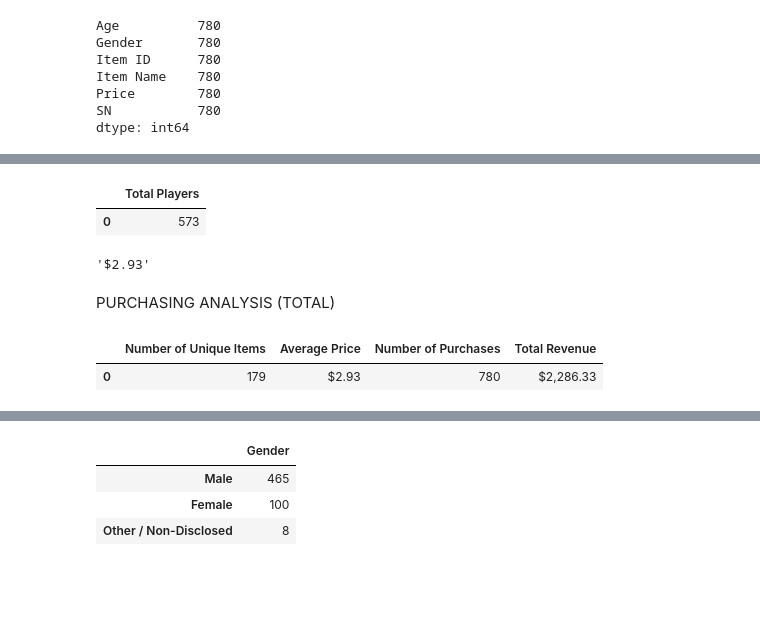
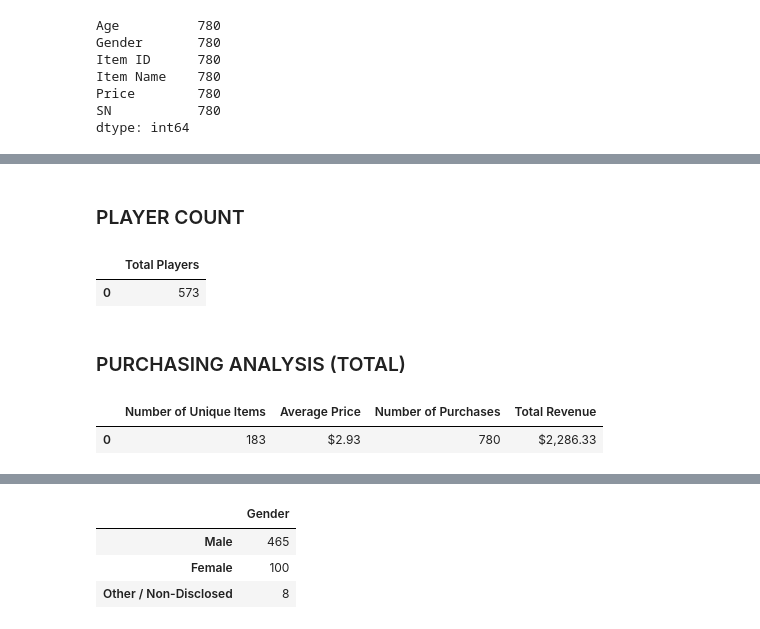
Before and after one commit to imtheaaron/python-challenge, a Jupyter notebook: PyMoli/main.ipynb, the cells around one changed output, grey strips where cells are left out. Drawn from its saved outputs; the diff is of its cells as text; code cells hidden in the pictures; blank space fills up the shorter version.

```diff
--- a/PyMoli/main.ipynb
+++ b/PyMoli/main.ipynb
@@ -43,3 +38,5 @@ PLAYER COUNT
+# %% [markdown]
+<h3>PLAYER COUNT</h3>
 # %%
 #TASK: print out the total player count
 
@@ -60,48 +57,40 @@ players_df
 # %% [output]
 |  | Total Players |
 | 0 | 573 |
-# %%
-#testing the .mean function
-
-a_price = df['Price'].mean()
-a_price = '${:,.2f}'.format(a_price)
-a_price
-# %% [output]
-'$2.93'
-# %% [markdown]
-PURCHASING ANALYSIS (TOTAL)
+# %% [markdown]
+<h3>PURCHASING ANALYSIS (TOTAL)</h3>
 # %%
 #get the number of unique items, set this to a dataframe, and then get a count
 
-uniques = df['Item Name'].unique()
+uniques = df['Item ID'].unique()
 uniques_count_df = pd.DataFrame(data=uniques)
 unique_total = uniques_count_df.count()
 
 #set a variable for the price mean and convert to a dollar format
 
 a_price = df['Price'].mean()
 a_price = '${:,.2f}'.format(a_price)
 a_price
 
 #get the total number of purchases
 
 total_p = df['Item Name'].count()
 
 #get the total revenue
 
 revenue = '${:,.2f}'.format(df['Price'].sum())
 
 #create a dictionary containing the variables/lists we just developed
 
 data_dict = {'Number of Unique Items': unique_total, 'Average Price': a_price, 'Number of Purchases': total_p,
              'Total Revenue': revenue}
 
 #create a dataframe from this dictionary
 
 purchasing_analysis_df = pd.DataFrame(data=data_dict, columns=['Number of Unique Items', 'Average Price',
                                                  'Number of Purchases', 'Total Revenue'])
 
 purchasing_analysis_df
 # %% [output]
 |  | Number of Unique Items | Average Price | Number of Purchases | Total Revenue |
-| 0 | 179 | $2.93 | 780 | $2,286.33 |
+| 0 | 183 | $2.93 | 780 | $2,286.33 |
```
Also changed, not shown: parts of 25 cells of this notebook.
